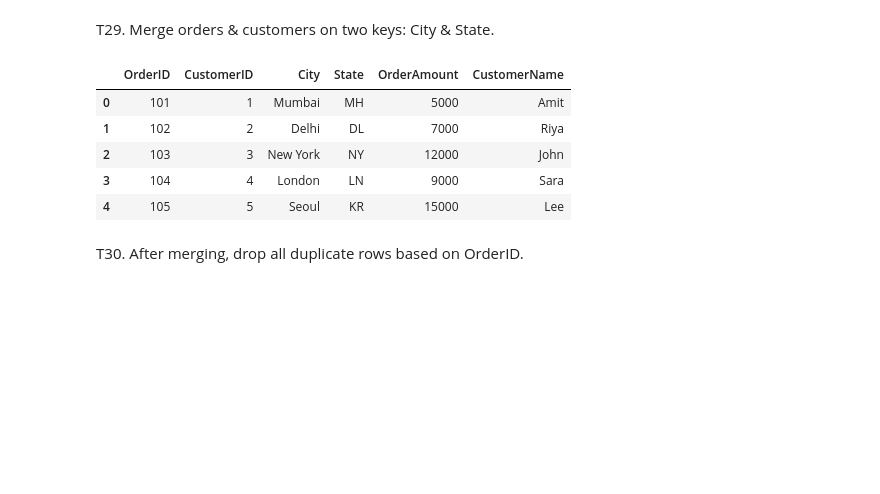
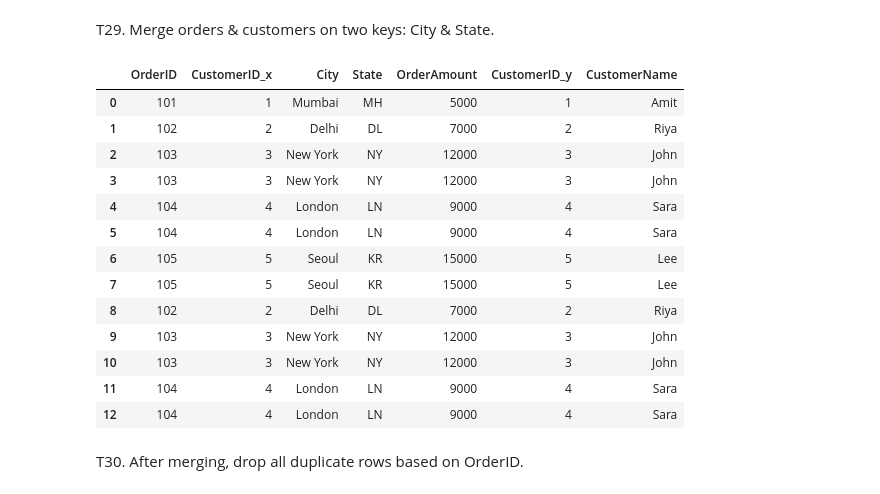
Before and after one commit to sagarnbeedi-analytics/data-analytics-portfolio, a Jupyter notebook: PYTHON/practicing_python_libraries/python_files/pandas.ipynb, the cells around one changed output. Cells and saved outputs as stored; diff of their text form; code cells hidden in the pictures; blank space fills up the shorter version.

```diff
--- a/PYTHON/practicing_python_libraries/python_files/pandas.ipynb
+++ b/PYTHON/practicing_python_libraries/python_files/pandas.ipynb
@@ -648,15 +639,23 @@ df1=pd.read_csv(r"D:\data-analytics-porfolio\data-analytics-portfolio\datasets_f
 # %%
 df2=pd.read_csv(r"D:\data-analytics-porfolio\data-analytics-portfolio\datasets_for_analysis\sales_dataset\customers.csv")
 # %%
-df3=pd.merge(df1,df2,how='inner')
+df3=pd.merge(df1,df2,how='inner',on=["City","State"])
 df3
 # %% [output]
-|  | OrderID | CustomerID | City | State | OrderAmount | CustomerName |
-| 0 | 101 | 1 | Mumbai | MH | 5000 | Amit |
-| 1 | 102 | 2 | Delhi | DL | 7000 | Riya |
-| 2 | 103 | 3 | New York | NY | 12000 | John |
-| 3 | 104 | 4 | London | LN | 9000 | Sara |
-| 4 | 105 | 5 | Seoul | KR | 15000 | Lee |
+|  | OrderID | CustomerID_x | City | State | OrderAmount | CustomerID_y | CustomerName |
+| 0 | 101 | 1 | Mumbai | MH | 5000 | 1 | Amit |
+| 1 | 102 | 2 | Delhi | DL | 7000 | 2 | Riya |
+| 2 | 103 | 3 | New York | NY | 12000 | 3 | John |
+| 3 | 103 | 3 | New York | NY | 12000 | 3 | John |
+| 4 | 104 | 4 | London | LN | 9000 | 4 | Sara |
+| 5 | 104 | 4 | London | LN | 9000 | 4 | Sara |
+| 6 | 105 | 5 | Seoul | KR | 15000 | 5 | Lee |
+| 7 | 105 | 5 | Seoul | KR | 15000 | 5 | Lee |
+| 8 | 102 | 2 | Delhi | DL | 7000 | 2 | Riya |
+| 9 | 103 | 3 | New York | NY | 12000 | 3 | John |
+| 10 | 103 | 3 | New York | NY | 12000 | 3 | John |
+| 11 | 104 | 4 | London | LN | 9000 | 4 | Sara |
+| 12 | 104 | 4 | London | LN | 9000 | 4 | Sara |
 # %% [markdown]
 T30. After merging, drop all duplicate rows based on OrderID.
 # %%
```
Also changed, not shown: parts of 56 cells of this notebook, 1 other file.
